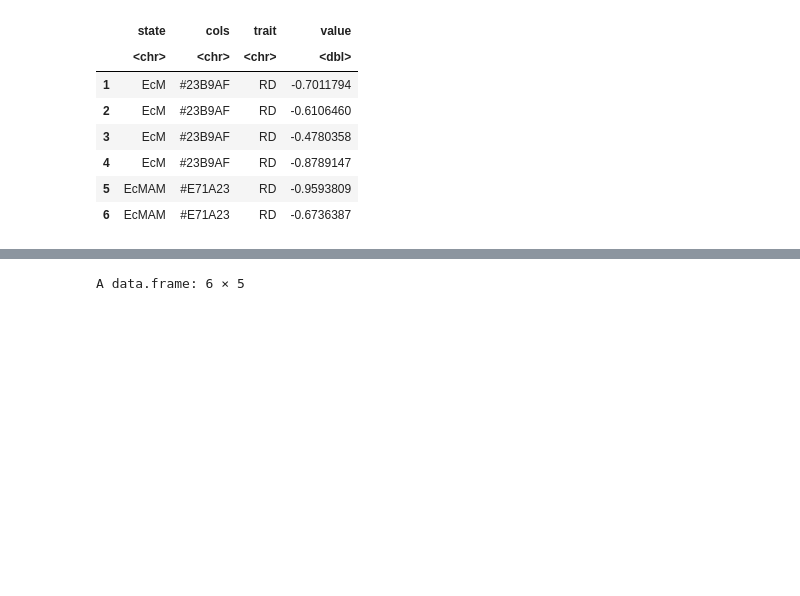
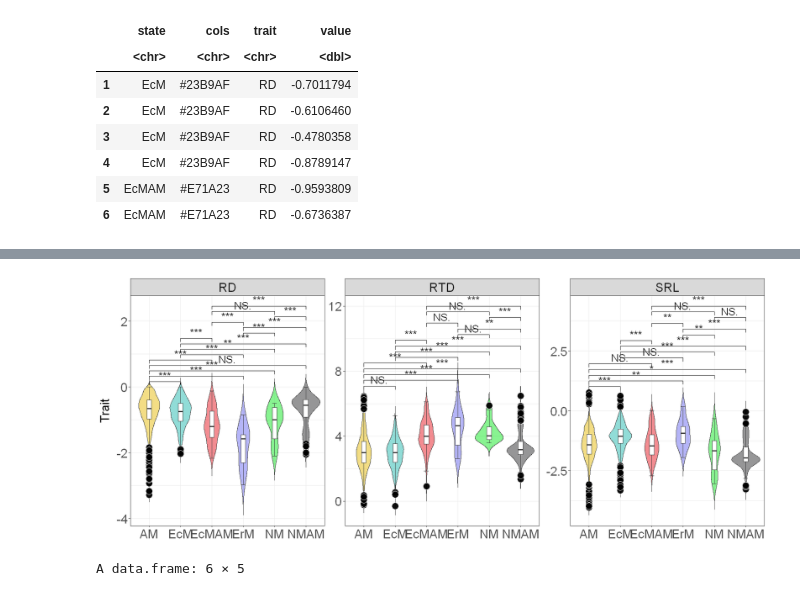
Before and after one commit to anoban/phd, a Jupyter notebook: R/notebooks/states.ipynb, the cells around one changed output, grey strips where cells are left out. Cells and saved outputs as stored; diff of their text form; code cells hidden in the pictures; blank space fills up the shorter version.

```diff
--- a/R/notebooks/states.ipynb
+++ b/R/notebooks/states.ipynb
@@ -41,3 +42,6 @@ A data.frame: 6 × 4
 | 4 | EcM | #23B9AF | RD | -0.8789147 |
 | 5 | EcMAM | #E71A23 | RD | -0.9593809 |
 | 6 | EcMAM | #E71A23 | RD | -0.6736387 |
+# %%
+comps <- combn(names(STATE_COLOURS), m = 2, simplify = FALSE)#[[1]][1]
+comps
@@ -44,15 +114,22 @@ A data.frame: 6 × 4
 # %%
 options(repr.plot.width = 15, repr.plot.height = 6)
 
 p <- ggplot(aes(x = state, y = value, group = state, bg = I(cols)), data = df) +
         geom_violin(alpha = 0.5, trim = FALSE) +
         geom_boxplot(fill = "white", width = 0.15, outlier.shape = 21, outlier.fill = "black", outlier.colour = "white", outlier.alpha = 0.95, outlier.size = 5, staplewidth = 1) +
+        # https://const-ae.github.io/ggsignif/
+        # to avoid overlap - https://stackoverflow.com/questions/72820769/adding-significance-brackets-to-ggplot-geom-bar-object-in-r
+        # y_position = seq(from = 1, to = 2, length.out = length(comps))
+        geom_signif(comparisons = comps, map_signif_level = TRUE, textsize = 6, step_increase = 0.05) +
         facet_wrap(~trait, scales = "free") +
         ylab("Trait") +
         theme_bw() +
         theme(axis.title.x = element_blank(), axis.title.y = element_text(size=20), axis.text = element_text(size = 20), strip.text = element_text(size=20))
 
-ggsave(plot = p, filename = "../../plots/FRED4-traits-all-records.png", device = "png", height = 10, width = 32, dpi = 800)
+plot(p)
+# ggsave(plot = p, filename = "../../plots/FRED4-traits-all-records.png", device = "png", height = 10, width = 32, dpi = 800)
+# %% [output]
+[figure, added]
 # %%
 avgs <- aggregate.data.frame(data, cbind(F00679, F00727, F00709)~binominal, FUN = mean)
 avgs <- merge(x = avgs, by.x = "binominal", y = states, by.y = "binominal", all.x = TRUE)
```
Also changed, not shown: parts of 5 cells of this notebook, 1 other file.
